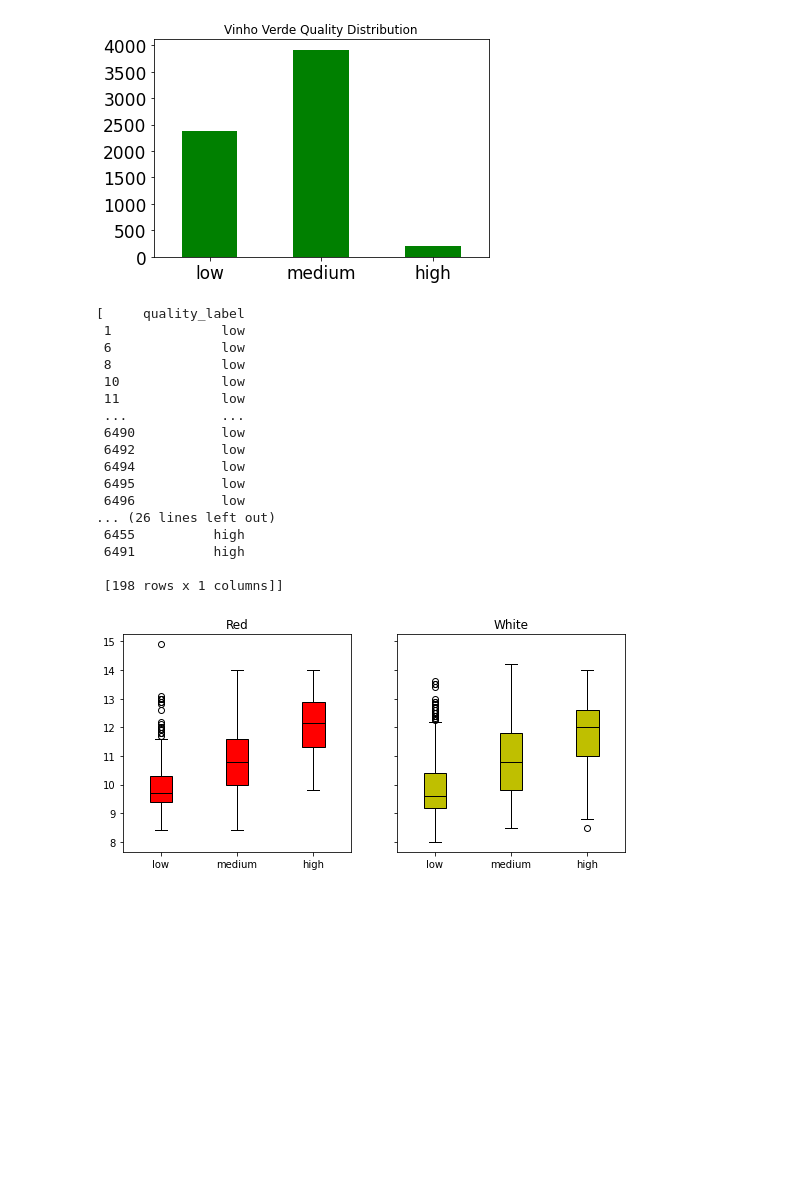
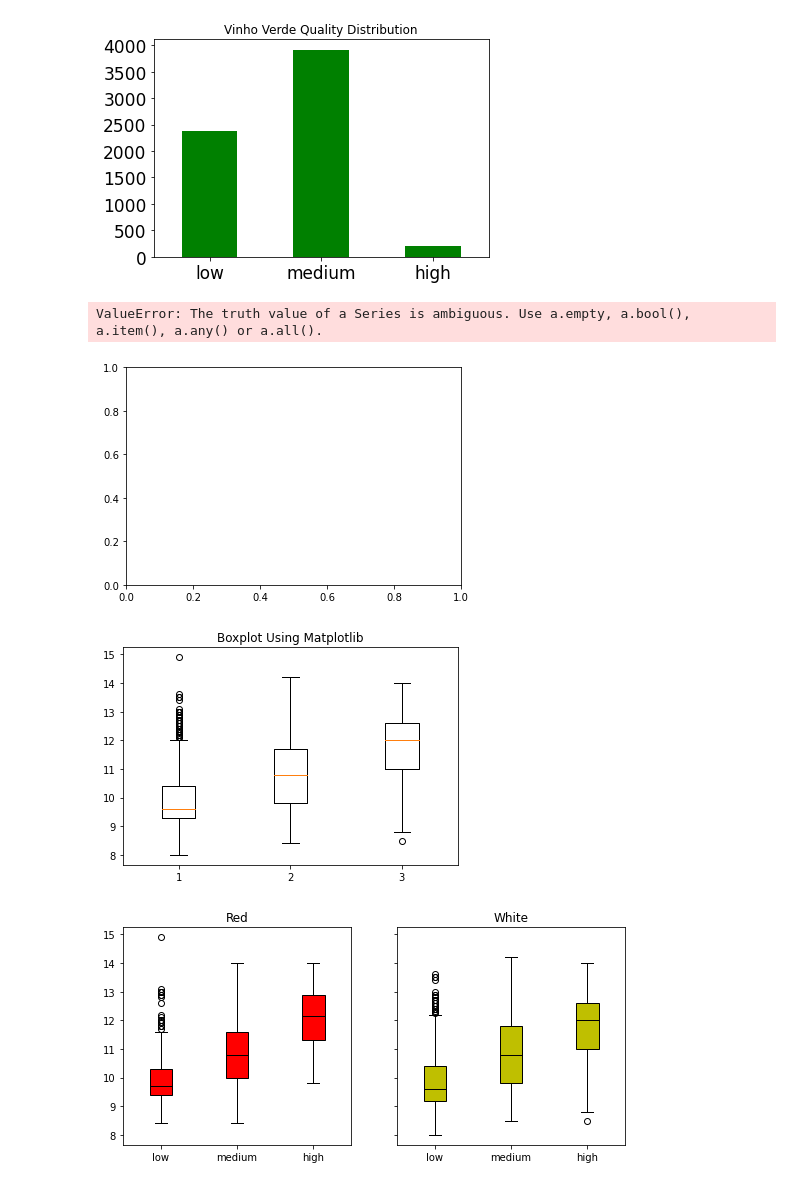
Before and after one commit to Jacopo-Spadon/Wine-not, a Jupyter notebook: Wine not data Wrangling.ipynb, the cells around one changed output. Saved outputs shown, nothing was run; the diff lists cells and outputs as text; code cells hidden in the pictures; blank space fills up the shorter version.

```diff
--- a/Wine not data Wrangling.ipynb
+++ b/Wine not data Wrangling.ipynb
@@ -128,37 +128,31 @@ quality.plot(y="quality_label", kind="bar", rot=0, fontsize=17, legend=None, col
 # %% [output]
 [figure]
 [figure]
+# %%
+# Boxplot Using Matplotlib
+
+plt.boxplot(wines[wines['quality_label'] == 'low']['alcohol'], wines[wines['quality_label'] == 'medium']['alcohol'], wines[wines['quality_label'] == 'high']['alcohol'])#, patch_artist=True, boxprops=dict(facecolor='g', color='k'), medianprops=dict(color='k'))#,labels=['low', 'medium', 'high'])
+plt.title("Boxplot Using Matplotlib")
+plt.show()
+# %% [output]
+ValueError: The truth value of a Series is ambiguous. Use a.empty, a.bool(), a.item(), a.any() or a.all().
+[figure, added]
 # %%
-# Boxplot Using Matplotlib
 
-quality=pd.DataFrame(data=(wines['quality_label']))
+#Alternative Boxplotting
 
-q_low=quality[quality['quality_label'] == "low"]
-q_medium=quality[quality['quality_label'] == "medium"]
-q_high=quality[quality['quality_label'] == "high"]
+q_low=wines[wines['quality_label'] == 'low']['alcohol']
+q_medium=wines[wines['quality_label'] == 'medium']['alcohol']
+q_high=wines[wines['quality_label'] == 'high']['alcohol']
 
 q_label=[q_low,q_medium,q_high]
 
-q_label
-
-# plt.boxplot(q_label)
-# plt.title("Boxplot Using Matplotlib")
-# plt.show()
+plt.boxplot(q_label)
+# patch_artist=True,
+# boxprops=dict(facecolor='g', color='k'),
+# medianprops=dict(color='k'))
+#labels=['low', 'medium', 'high'])
+plt.title("Boxplot Using Matplotlib")
+plt.show()
 # %% [output]
-[     quality_label
- 1              low
- 6              low
- 8              low
- 10             low
- 11             low
- ...            ...
- 6490           low
- 6492           low
- 6494           low
- 6495           low
- 6496           low
-... (26 lines left out)
- 6455          high
- 6491          high
-
- [198 rows x 1 columns]]
+[figure, added]
```
Also changed, not shown: parts of 2 cells of this notebook.
